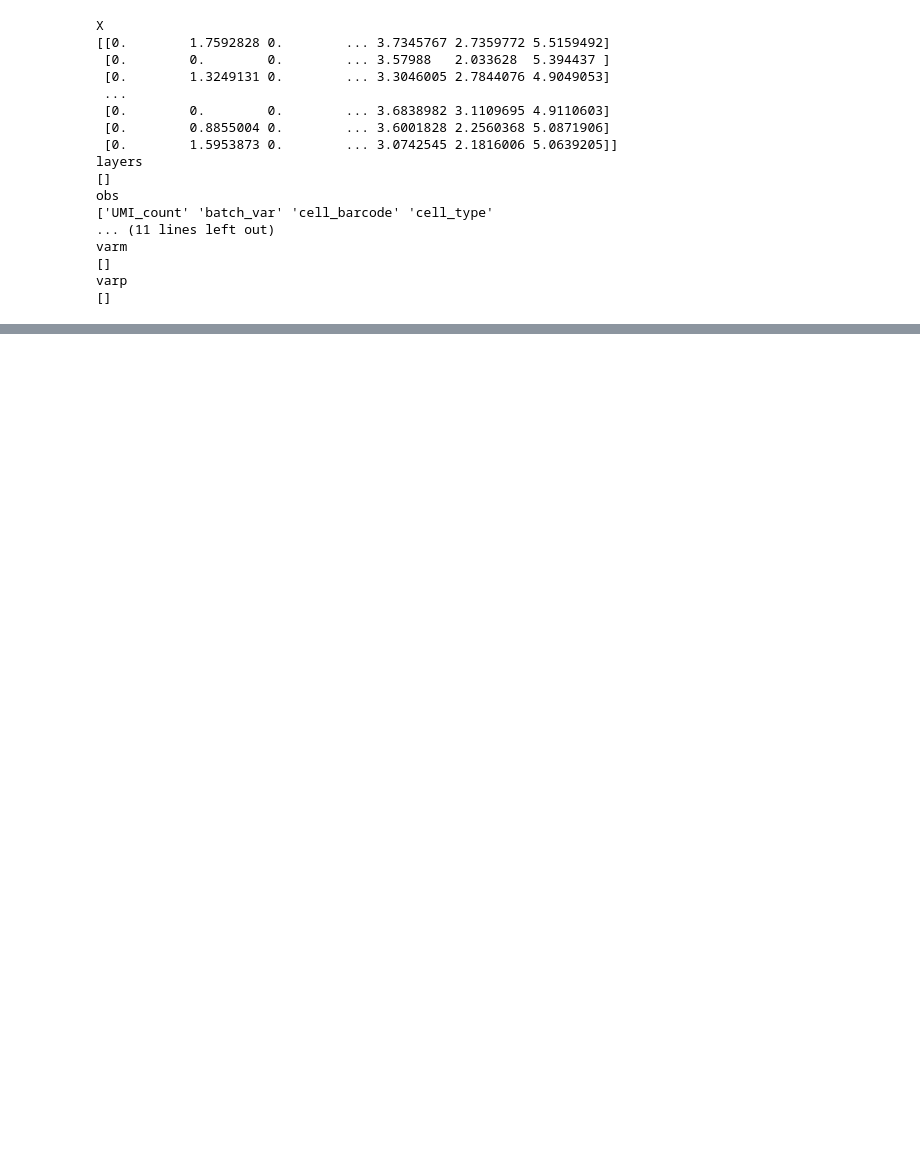
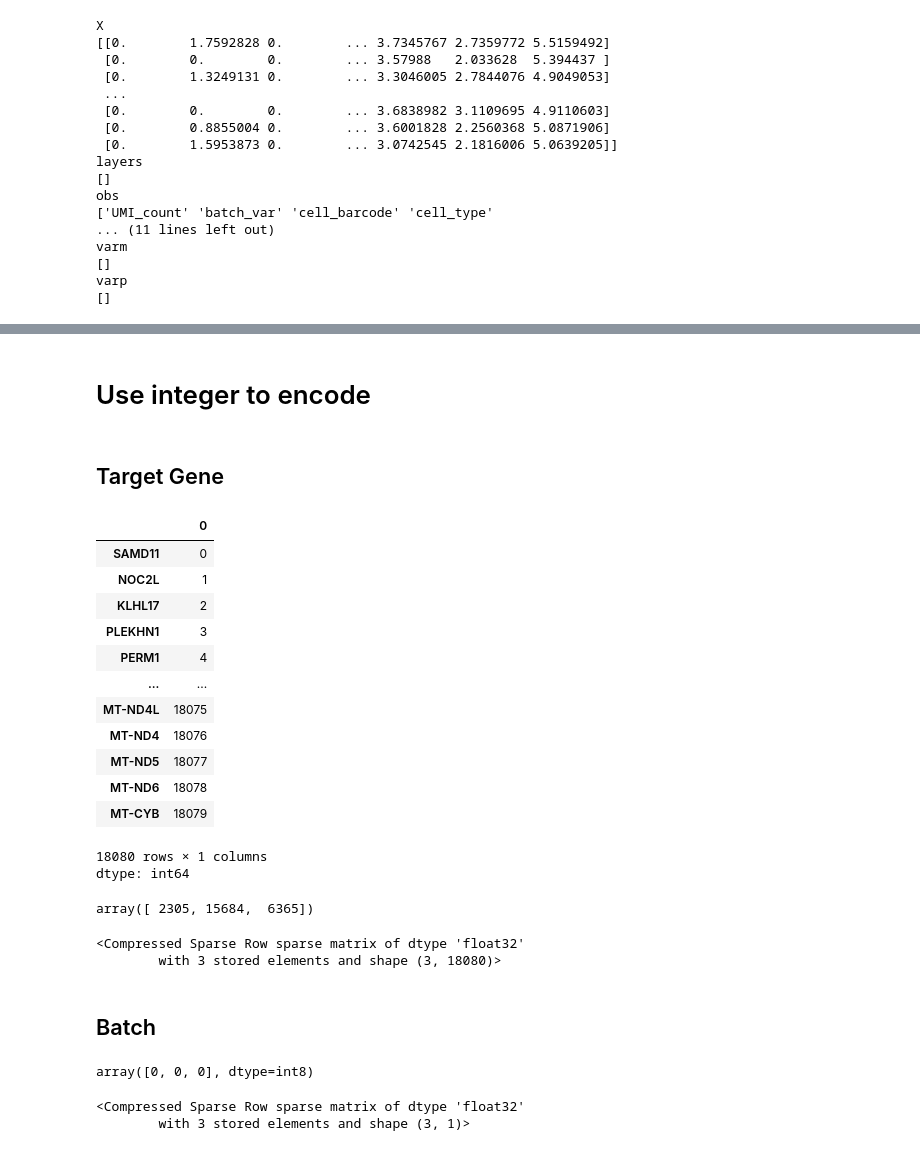
Before and after one commit to HardworkingPearl/VCC-state, a Jupyter notebook: Experiments/evo2embedding.ipynb, the cells around one changed output, grey strips where cells are left out. Cells and saved outputs as stored; diff of their text form; code cells hidden in the pictures; blank space fills up the shorter version.

```diff
--- a/Experiments/evo2embedding.ipynb
+++ b/Experiments/evo2embedding.ipynb
@@ -95,0 +103,42 @@ adata
+# %%
+adata.obs["is_control"] = adata.obs["target_gene"].eq("non-targeting")
+adata.obs["cell_barcode"] = adata.obs_names.str.split("-").str[0]
+# %% [markdown]
+# Use integer to encode
+# %% [markdown]
+## Target Gene
+# %%
+genes = adata.var_names.to_series()
+gene_to_col = pd.Series(index=genes.values, data=np.arange(genes.size))
+gene_to_col
+# %% [output]
+|  | 0 |
+| SAMD11 | 0 |
+| NOC2L | 1 |
+| KLHL17 | 2 |
+| PLEKHN1 | 3 |
+| PERM1 | 4 |
+| ... | ... |
+| MT-ND4L | 18075 |
+| MT-ND4 | 18076 |
+| MT-ND5 | 18077 |
+| MT-ND6 | 18078 |
+| MT-CYB | 18079 |
+18080 rows × 1 columns
+dtype: int64
+# %%
+tg = adata.obs["target_gene"].astype(str)
+col_idx = tg.map(gene_to_col).fillna(-1).astype(int).to_numpy()
+col_idx
+# %% [output]
+array([ 2305, 15684,  6365])
+# %%
+n_cells, n_genes = adata.n_obs, adata.n_vars
+rows = np.flatnonzero(col_idx >= 0)
+cols = col_idx[col_idx >= 0]
+data = np.ones_like(rows, dtype=np.float32)
+gene_onehot = sp.csr_matrix((data, (rows, cols)), shape=(n_cells, n_genes), dtype=np.float32)
+gene_onehot
+# %% [output]
+<Compressed Sparse Row sparse matrix of dtype 'float32'
+        with 3 stored elements and shape (3, 18080)>
@@ -95,0 +151,18 @@ adata
+# %% [markdown]
+## Batch
+# %%
+adata.obs["batch_cat"] = adata.obs["batch"].astype("category")
+batch_categories = adata.obs["batch_cat"].cat.categories.tolist()
+batch_code = adata.obs["batch_cat"].cat.codes.to_numpy()
+batch_code
+# %% [output]
+array([0, 0, 0], dtype=int8)
+# %%
+rows = np.arange(n_cells, dtype=int)
+cols = batch_code
+data = np.ones(n_cells, dtype=np.float32)
+batch_onehot = sp.csr_matrix((data, (rows, cols)), shape=(n_cells, len(batch_categories)), dtype=np.float32)
+batch_onehot
+# %% [output]
+<Compressed Sparse Row sparse matrix of dtype 'float32'
+        with 3 stored elements and shape (3, 1)>
```
Also changed, not shown: parts of 32 cells of this notebook.
